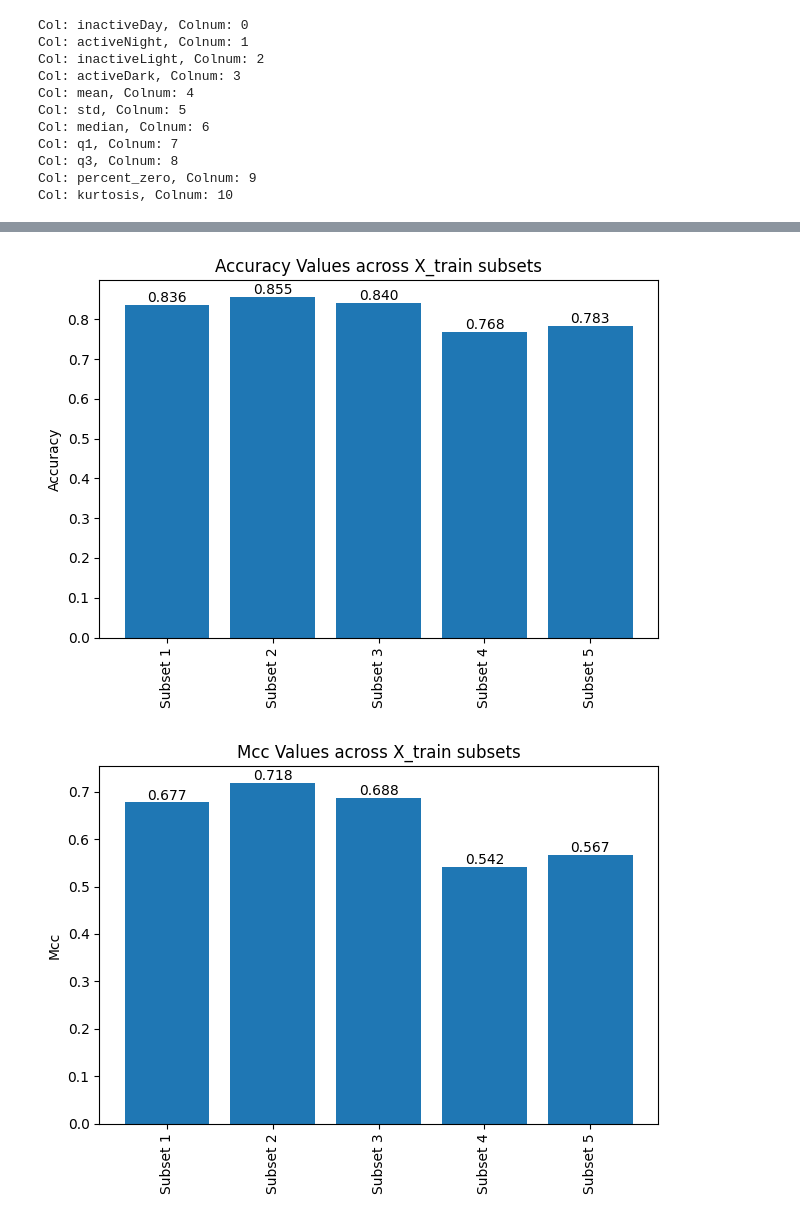
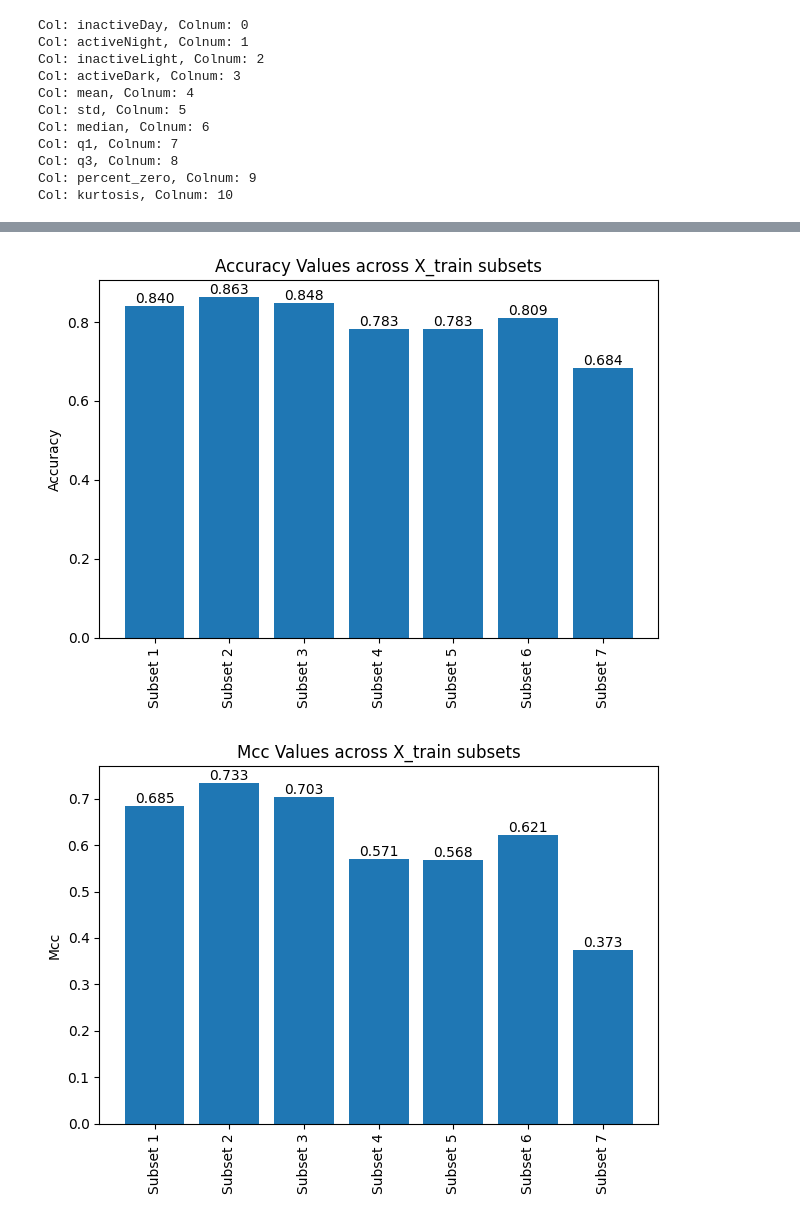
Before and after one commit to zoonalink/IGP-depresjon-MF, a Jupyter notebook: model/04a-male-reduced.ipynb, the cells around one changed output, grey strips where cells are left out. Drawn from its saved outputs; the diff is of its cells as text; code cells hidden in the pictures.

```diff
--- a/model/04a-male-reduced.ipynb
+++ b/model/04a-male-reduced.ipynb
@@ -73,33 +85,39 @@ plot_metric_dicts(qda_dict, "mcc")
 # %%
 #`LightGBM`
 #[ 1,  2,  3,  9, 10] and [2, 3, 9, 1, 4]
 lgbm_col1 = [2,3,9,10]
 lgbm_col2 = [2,3,9]
 lgbm_col3 = [2,3,4,9]
 lgbm_col4 = [2,3,4]
 lgbm_col5 = [2,3,10]
+lgbm_col6 = [2,3]
+lgbm_col7 = [0,1]
 
 
-lgbm1 = keep_columns(male_X_train, lgbm_col1)
-lgbm2 = keep_columns(male_X_train, lgbm_col2)
-lgbm3 = keep_columns(male_X_train, lgbm_col3)
-lgbm4 = keep_columns(male_X_train, lgbm_col4)
-lgbm5 = keep_columns(male_X_train, lgbm_col5)
+lgbm1 = keep_columns(male_X_train_scaled, lgbm_col1)
+lgbm2 = keep_columns(male_X_train_scaled, lgbm_col2)
+lgbm3 = keep_columns(male_X_train_scaled, lgbm_col3)
+lgbm4 = keep_columns(male_X_train_scaled, lgbm_col4)
+lgbm5 = keep_columns(male_X_train_scaled, lgbm_col5)
+lgbm6 = keep_columns(male_X_train_scaled, lgbm_col6)
+lgbm7 = keep_columns(male_X_train_scaled, lgbm_col7)
 
 lgbm = [('LightGBM', LGBMClassifier(verbose=-1, random_state=RANDOM_STATE))]
 
 lgbm1_male = evaluate_models(lgbm, lgbm1, male_y_train)
 lgbm2_male = evaluate_models(lgbm, lgbm2, male_y_train)
 lgbm3_male = evaluate_models(lgbm, lgbm3, male_y_train)
 lgbm4_male = evaluate_models(lgbm, lgbm4, male_y_train)
 lgbm5_male = evaluate_models(lgbm, lgbm5, male_y_train)
+lgbm6_male = evaluate_models(lgbm, lgbm6, male_y_train)
+lgbm7_male = evaluate_models(lgbm, lgbm7, male_y_train)
 
-lgbm_dict = [lgbm1_male, lgbm2_male, lgbm3_male, lgbm4_male, lgbm5_male]
+lgbm_dict = [lgbm1_male, lgbm2_male, lgbm3_male, lgbm4_male, lgbm5_male, lgbm6_male, lgbm7_male]
 plot_metric_dicts(lgbm_dict, "accuracy")
 plot_metric_dicts(lgbm_dict, "mcc")
 # %% [output]
-[figure, old version]
+[figure, new version]
-[figure, old version]
+[figure, new version]
 # %%
 #xgboost
 #[ 1,  2,  3,  9, 10] and [2, 3, 9, 1, 4]
```
Also changed, not shown: parts of 15 cells of this notebook, 9 other files.
